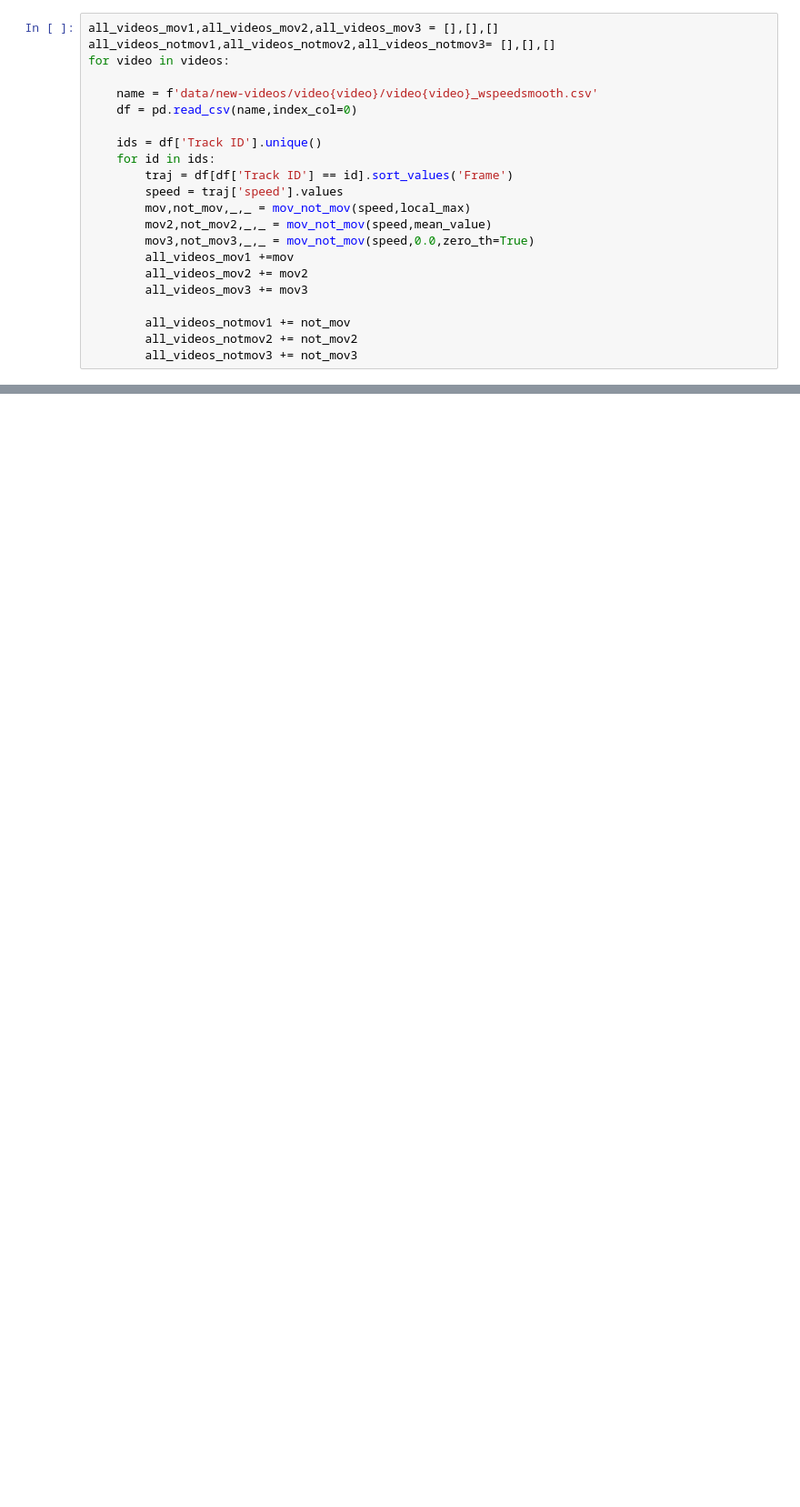
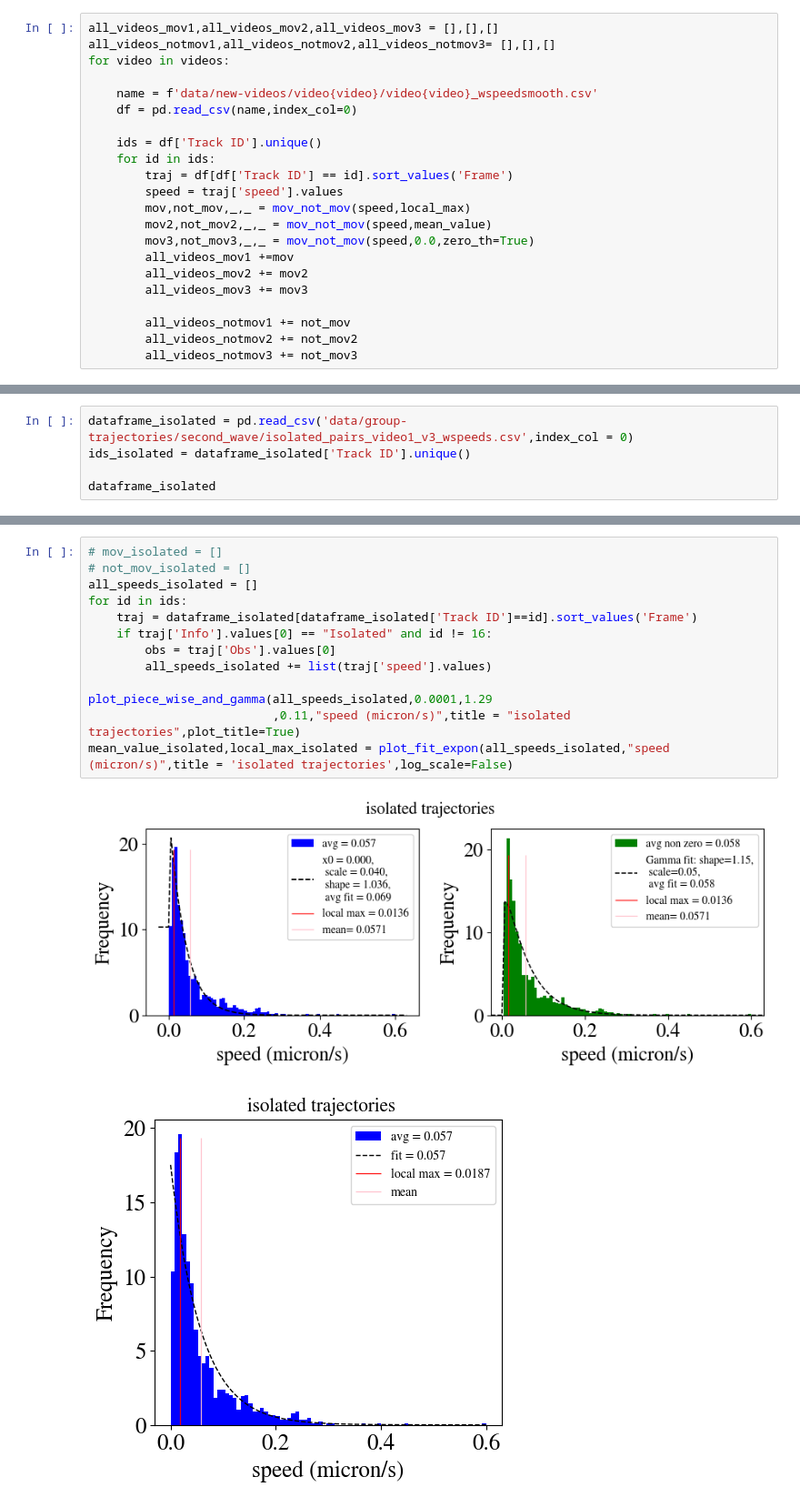
Before and after one commit to jannesantana/bacteria, a Jupyter notebook: threshold_analysis.ipynb, the cells around one changed output, grey strips where cells are left out. Shown: that part at 91% size. Drawn from its saved outputs; the diff is of its cells as text; blank space fills up the shorter version.

```diff
--- a/threshold_analysis.ipynb
+++ b/threshold_analysis.ipynb
@@ -391,0 +426,5 @@ plot_moving_not_moving_distributions(all_videos_mov3,all_videos_notmov3,0,15,f't
+# %%
+dataframe_isolated = pd.read_csv('data/group-trajectories/second_wave/isolated_pairs_video1_v3_wspeeds.csv',index_col = 0)
+ids_isolated = dataframe_isolated['Track ID'].unique()
+
+dataframe_isolated
@@ -391,0 +446,16 @@ plot_moving_not_moving_distributions(all_videos_mov3,all_videos_notmov3,0,15,f't
+# %%
+# mov_isolated = []
+# not_mov_isolated = []
+all_speeds_isolated = []
+for id in ids:
+    traj = dataframe_isolated[dataframe_isolated['Track ID']==id].sort_values('Frame')
+    if traj['Info'].values[0] == "Isolated" and id != 16:
+        obs = traj['Obs'].values[0]
+        all_speeds_isolated += list(traj['speed'].values)
+
+plot_piece_wise_and_gamma(all_speeds_isolated,0.0001,1.29
+                          ,0.11,"speed (micron/s)",title = "isolated trajectories",plot_title=True)
+mean_value_isolated,local_max_isolated = plot_fit_expon(all_speeds_isolated,"speed (micron/s)",title = 'isolated trajectories',log_scale=False)
+# %% [output]
+[figure, added]
+[figure, added]
```
Also changed, not shown: parts of 9 cells of this notebook, 1 other file.
